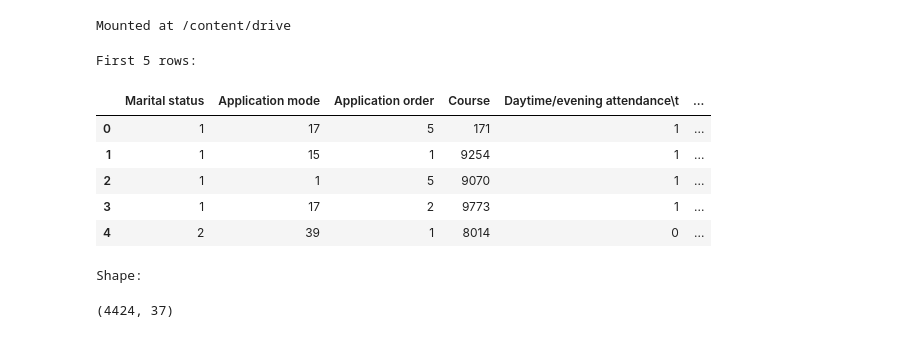
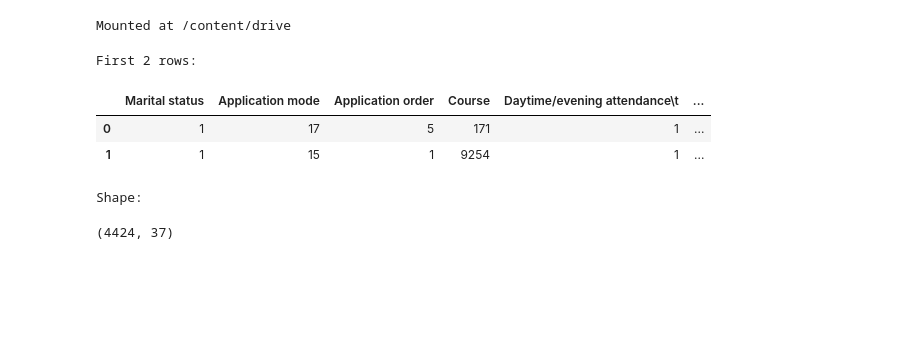
Before and after one commit to PawaniMekhala/AI-Driven-Student-Dropout-Prediction, a Jupyter notebook: 01_data_exploration.ipynb, the cells around one changed output. Cells and saved outputs as stored; diff of their text form; code cells hidden in the pictures; blank space fills up the shorter version.

```diff
--- a/01_data_exploration.ipynb
+++ b/01_data_exploration.ipynb
@@ -20,19 +20,16 @@ sns.set(style="whitegrid")
 # %%
 # Update path if needed
 data_path = "/content/drive/MyDrive/student-dropout-prediction/data/raw/data.csv"
 # Load dataset
 df = pd.read_csv(data_path, sep=';')
 # Show first 5 rows
-print("First 5 rows:")
-df.head()
+print("First 2 rows:")
+df.head(2)
 # %% [output]
-First 5 rows:
+First 2 rows:
 |  | Marital status | Application mode | Application order | Course | Daytime/evening attendance\t | ... |
 | 0 | 1 | 17 | 5 | 171 | 1 | ... |
 | 1 | 1 | 15 | 1 | 9254 | 1 | ... |
-| 2 | 1 | 1 | 5 | 9070 | 1 | ... |
-| 3 | 1 | 17 | 2 | 9773 | 1 | ... |
-| 4 | 2 | 39 | 1 | 8014 | 0 | ... |
 # %%
 # shape
 print("Shape:")
```
Also changed, not shown: parts of 8 cells of this notebook.
